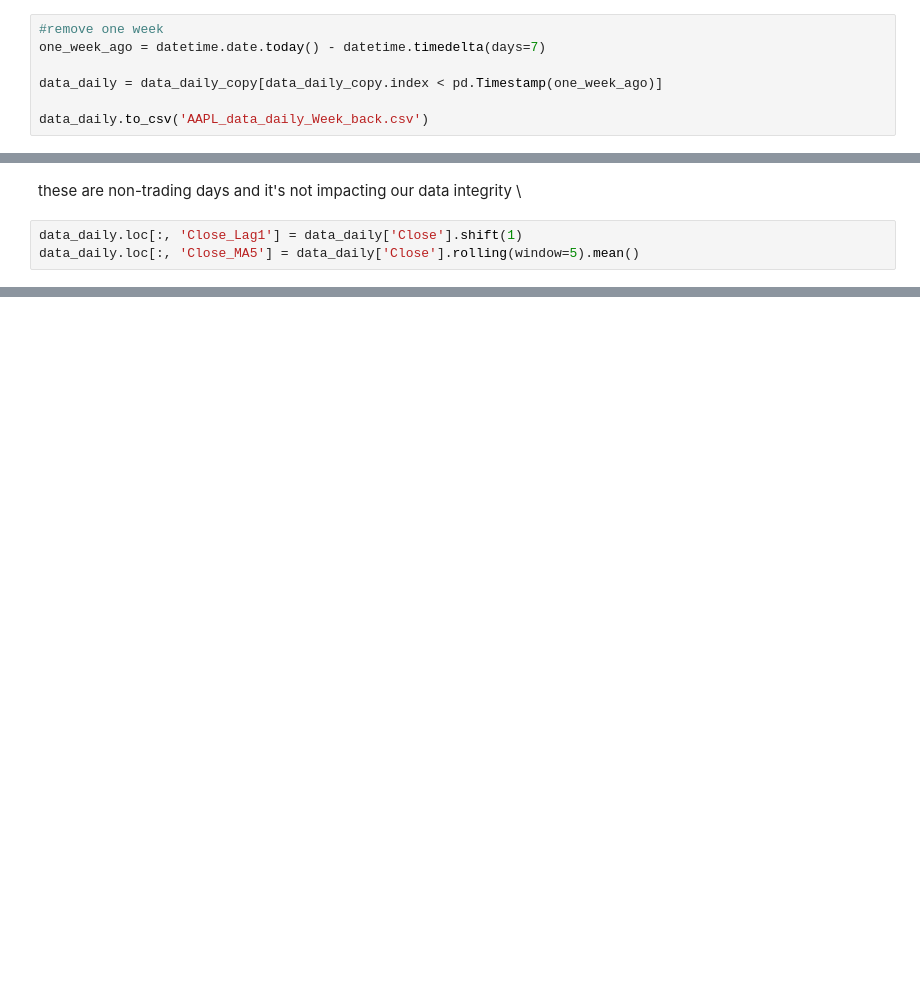
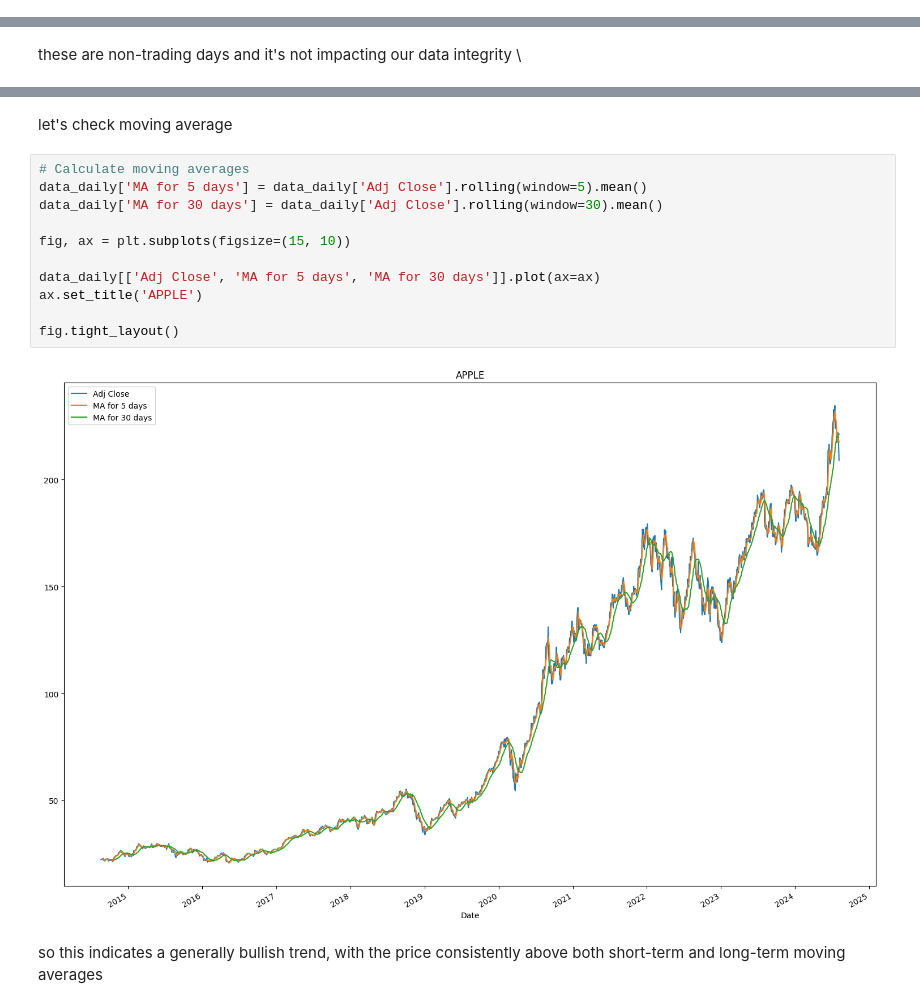
Before and after one commit to bshazia/Apple_Stocks, a Jupyter notebook: Apple_stock.ipynb, the cells around one changed output, grey strips where cells are left out. Saved outputs shown, nothing was run; the diff lists cells and outputs as text; blank space fills up the shorter version.

Commit message:
both tasks are completed

```diff
--- a/Apple_stock.ipynb
+++ b/Apple_stock.ipynb
@@ -72,13 +77,6 @@ Data columns (total 6 columns):
  5   Volume     2516 non-null   int64
 dtypes: float64(5), int64(1)
 memory usage: 137.6 KB
-# %%
-#remove one week
-one_week_ago = datetime.date.today() - datetime.timedelta(days=7)
-
-data_daily = data_daily_copy[data_daily_copy.index < pd.Timestamp(one_week_ago)]
-
-data_daily.to_csv('AAPL_data_daily_Week_back.csv')
 # %%
 data_monthly.info()
 # %% [output]
@@ -159,6 +137,3 @@ Number of missing dates that are non-trading days: 1133
 # %% [markdown]
 these are non-trading days and it's not impacting our data integrity
 \
-# %%
-data_daily.loc[:, 'Close_Lag1'] = data_daily['Close'].shift(1)
-data_daily.loc[:, 'Close_MA5'] = data_daily['Close'].rolling(window=5).mean()
@@ -327,0 +159,17 @@ plt.show()
+# %% [markdown]
+let's check moving average
+# %%
+# Calculate moving averages
+data_daily['MA for 5 days'] = data_daily['Adj Close'].rolling(window=5).mean()
+data_daily['MA for 30 days'] = data_daily['Adj Close'].rolling(window=30).mean()
+
+fig, ax = plt.subplots(figsize=(15, 10))
+
+data_daily[['Adj Close', 'MA for 5 days', 'MA for 30 days']].plot(ax=ax)
+ax.set_title('APPLE')
+
+fig.tight_layout()
+# %% [output]
+[figure, added]
+# %% [markdown]
+so this indicates a generally bullish trend, with the price consistently above both short-term and long-term moving averages
```
Also changed, not shown: parts of 59 cells of this notebook.
